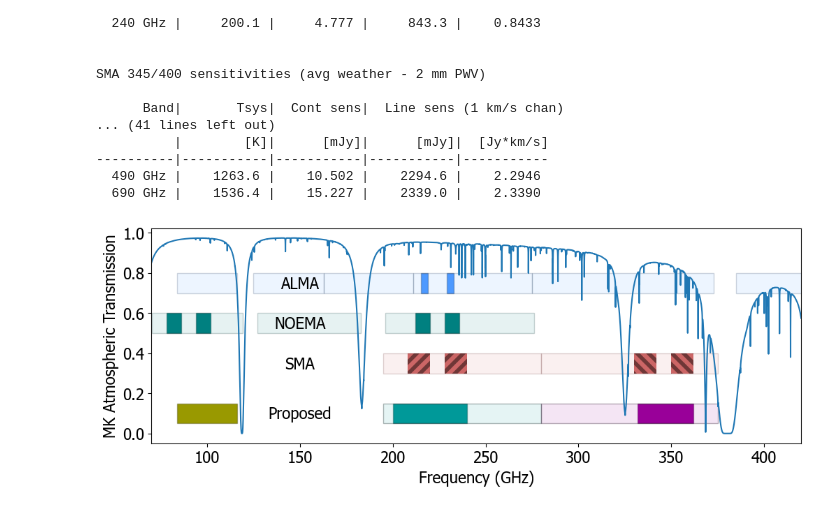
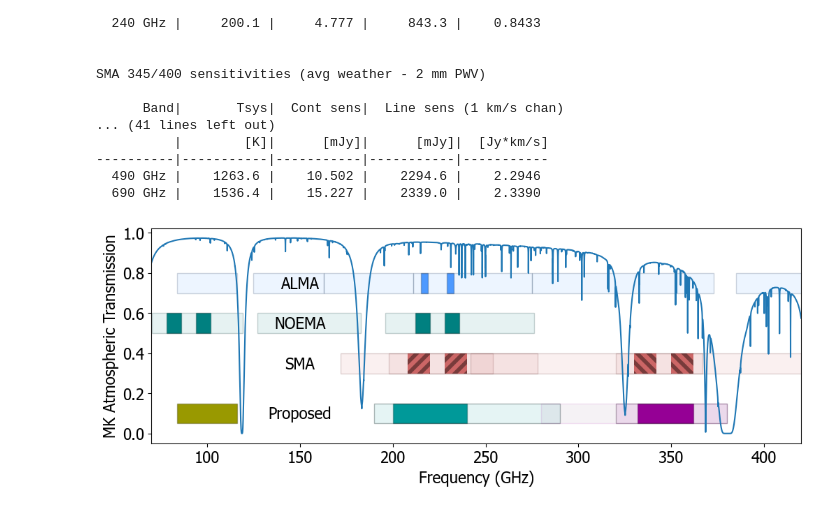
Before and after one commit to kartographer/common-sens, a Jupyter notebook: common-sens.ipynb, the cells around one changed output. Drawn from its saved outputs; the diff is of its cells as text; code cells hidden in the pictures.

Commit message:
Use SMA and RSET bands from proposal, add extended 850um coverage from wSMA band

```diff
--- a/common-sens.ipynb
+++ b/common-sens.ipynb
@@ -418,10 +418,23 @@ noema_bands = {
     'Band 3':[196.128, 276.000]
 }
 
+sma_bands = {
+    'SMA230': [172, 254],
+    'SMA240': [198, 278],
+    'SMA345': [242, 367],
+    'SMA400': [320, 424]
+}
+
 wsma_bands = {
-    'wSMA230': [195, 280],
-    'wSMA345': [280, 375]
+    '1.3mm': [190, 290],
+    '850um': [280, 380]
 }
+
+rset_bands = {
+    '3mm': [ 84, 116],
+    '1.3mm': [190, 290],
+    '850um': [320, 380]
+}
 # %%
 
 
@@ -480,34 +493,36 @@ plt.text(150, 0.545, 'NOEMA', verticalalignment='center',horizontalalignment='ce
 for band, freqs in noema_bands.items():
         plt.fill([freqs[0], freqs[1], freqs[1], freqs[0]], 0.5+box, color=noema_band_color, edgecolor=noema_band_edge_color)
 
 lo_freq = 224
 plt.fill([lo_freq-4, lo_freq-16, lo_freq-16,lo_freq-4], 0.3+box,color=sma_color, hatch='//',edgecolor=sma_edge_color, linewidth=0)
 plt.fill([lo_freq+4, lo_freq+16, lo_freq+16,lo_freq+4], 0.3+box,color=sma_color, hatch='//',edgecolor=sma_edge_color, linewidth=0)
 plt.text(150, 0.345, 'SMA', verticalalignment='center',horizontalalignment='center')
 
 hi_freq = 346
 plt.fill([hi_freq-4, hi_freq-16, hi_freq-16, hi_freq-4], 0.3+box, color=sma_color, hatch='\\\\',edgecolor=sma_edge_color, linewidth=0)
 plt.fill([hi_freq+4, hi_freq+16, hi_freq+16, hi_freq+4], 0.3+box, color=sma_color, hatch='\\\\',edgecolor=sma_edge_color, linewidth=0)
 
 plt.rcParams['hatch.linewidth'] = 4
 
-for band, freqs in wsma_bands.items():
+for band, freqs in sma_bands.items():
         plt.fill([freqs[0], freqs[1], freqs[1], freqs[0]], 0.3+box, color=sma_band_color, edgecolor=sma_band_edge_color)
 
 plt.fill([84, 116, 116, 84], 0.05+box, color=sma_3mm_color, edgecolor=sma_3mm_color/3)
 plt.fill([200, 240, 240, 200], 0.05+box, color=sma_1mm_color, edgecolor=sma_1mm_color/3)
 plt.fill([332, 362, 362, 332], 0.05+box, color=sma_850um_color, edgecolor=sma_850um_color/3)
 plt.text(150, 0.095, 'Proposed', verticalalignment='center',horizontalalignment='center')
 
-freqs = wsma_bands["wSMA230"]
+freqs = rset_bands["1.3mm"]
 plt.fill([freqs[0], freqs[1], freqs[1], freqs[0]], 0.05+box, color=sma_1mm_band_color, edgecolor=sma_1mm_edge_color/2)
-freqs = wsma_bands["wSMA345"]
+freqs = rset_bands["850um"]
 plt.fill([freqs[0], freqs[1], freqs[1], freqs[0]], 0.05+box, color=sma_850um_band_color, edgecolor=sma_850um_edge_color/2)
+freqs = wsma_bands["850um"]
+plt.fill([freqs[0], freqs[1], freqs[1], freqs[0]], 0.05+box, color=sma_850um_band_color/2, edgecolor=sma_850um_band_color)
 
 font['size'] = 16
 plt.xlabel("Frequency (GHz)", fontdict=font)
 plt.ylabel("MK Atmospheric Transmission", fontdict=font)
 
 plt.savefig("MSRI_Frequency_Coverage.png")
 # %% [output]
-[figure, old version]
+[figure, new version]
```
Also changed, not shown: 1 other file.
